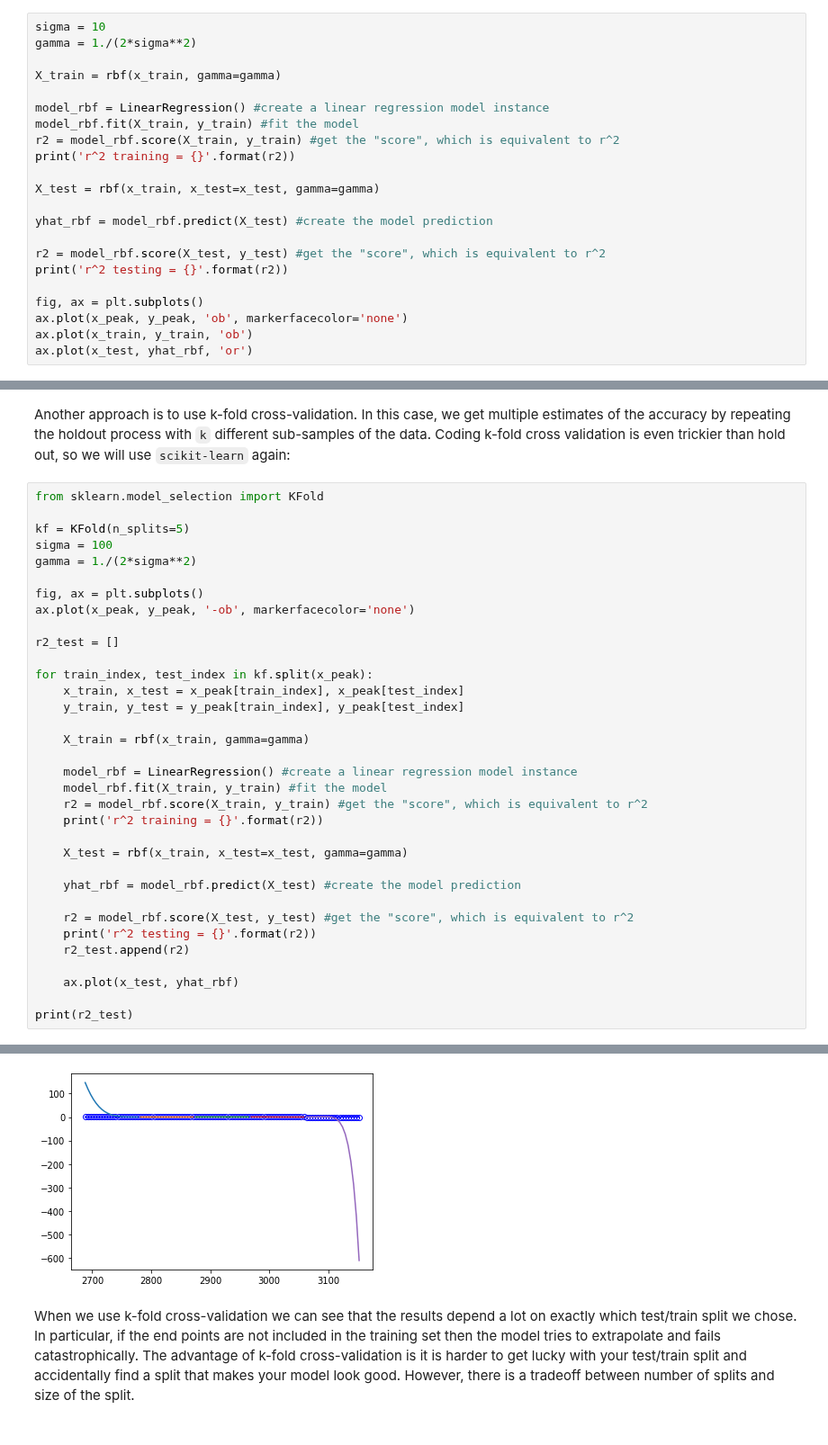
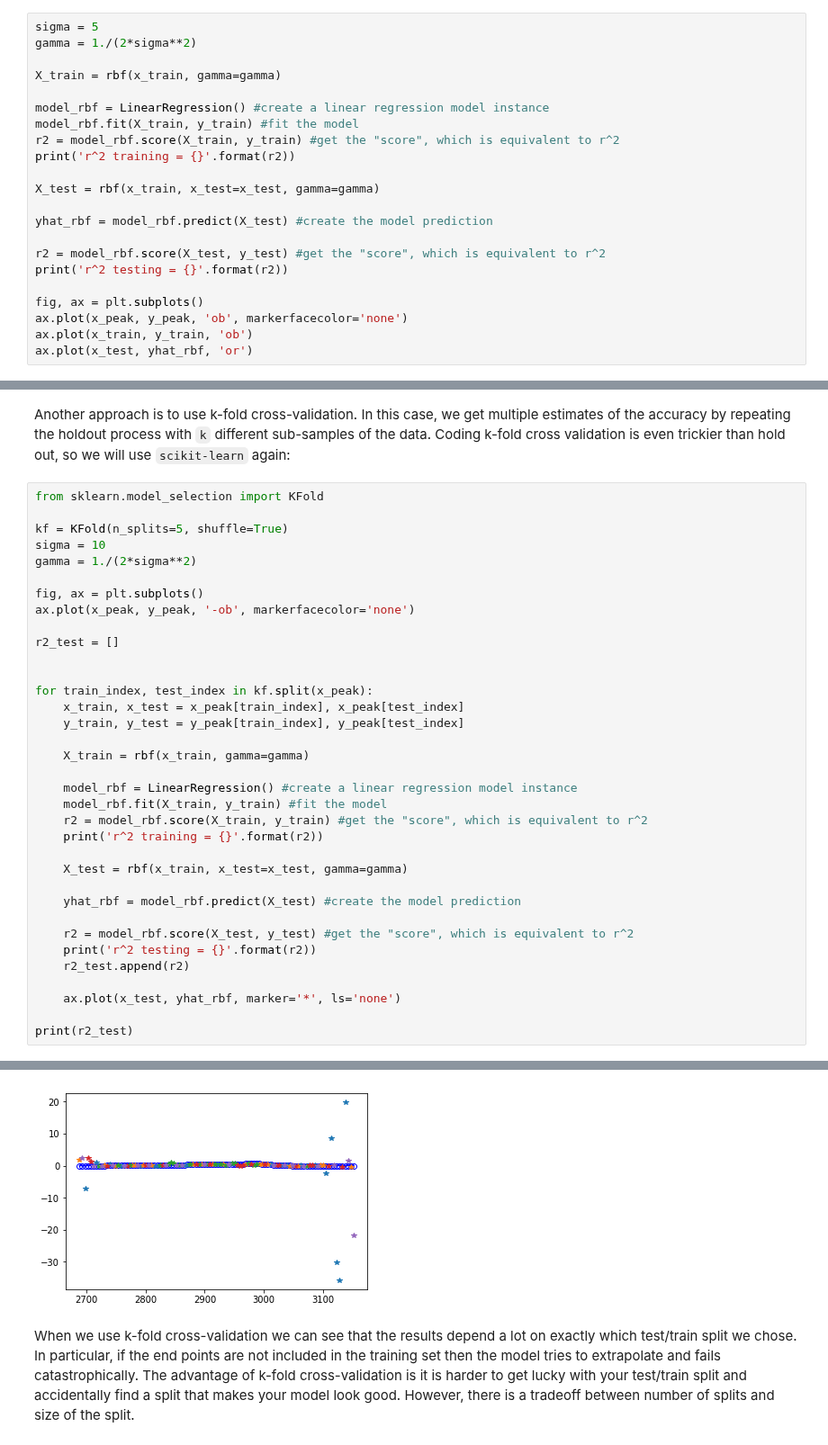
Before and after one commit to medford-group/data_analytics_ChE, a Jupyter notebook: 2-regression/lecture-model_validation.ipynb, the cells around one changed output, grey strips where cells are left out. Shown at 90% size. Cells and saved outputs as stored; diff of their text form.

```diff
--- a/2-regression/lecture-model_validation.ipynb
+++ b/2-regression/lecture-model_validation.ipynb
@@ -269,7 +269,7 @@ Note the `np.random.seed(0)` line makes this cell run the same every time. If yo
 
 Now let's train on our train set and test on the test set:
 # %%
-sigma = 10
+sigma = 5
 gamma = 1./(2*sigma**2)
 
 X_train = rbf(x_train, gamma=gamma)
@@ -314,14 +314,15 @@ Another approach is to use k-fold cross-validation. In this case, we get multipl
 # %%
 from sklearn.model_selection import KFold
 
-kf = KFold(n_splits=5)
-sigma = 100
+kf = KFold(n_splits=5, shuffle=True)
+sigma = 10
 gamma = 1./(2*sigma**2)
 
 fig, ax = plt.subplots()
 ax.plot(x_peak, y_peak, '-ob', markerfacecolor='none')
 
 r2_test = []
+
 
 for train_index, test_index in kf.split(x_peak):
     x_train, x_test = x_peak[train_index], x_peak[test_index]
@@ -342,7 +343,7 @@ for train_index, test_index in kf.split(x_peak):
     print('r^2 testing = {}'.format(r2))
     r2_test.append(r2)
 
-    ax.plot(x_test, yhat_rbf)
+    ax.plot(x_test, yhat_rbf, marker='*', ls='none')
 
 print(r2_test)
 # %% [output]
@@ -360,4 +361,4 @@ r^2 testing = -9490723400.106691
-[figure, old version]
+[figure, new version]
 # %% [markdown]
 When we use k-fold cross-validation we can see that the results depend a lot on exactly which test/train split we chose. In particular, if the end points are not included in the training set then the model tries to extrapolate and fails catastrophically. The advantage of k-fold cross-validation is it is harder to get lucky with your test/train split and accidentally find a split that makes your model look good. However, there is a tradeoff between number of splits and size of the split.
 # %% [markdown]
```
Also changed, not shown: parts of 17 cells of this notebook, 3 other files.
